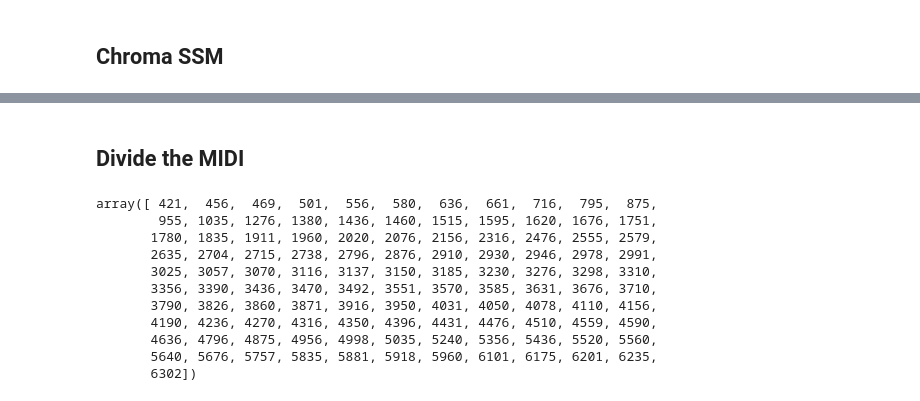
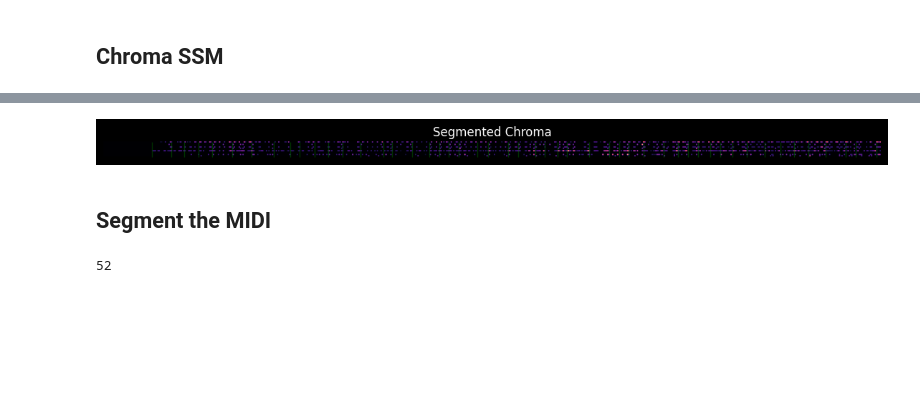
Before and after one commit to finlaymiller/midi_segmentation, a Jupyter notebook: chunk_midi.ipynb, the cells around one changed output, grey strips where cells are left out. Drawn from its saved outputs; the diff is of its cells as text; code cells hidden in the pictures; blank space fills up the shorter version.

Commit message:
first segment

```diff
--- a/chunk_midi.ipynb
+++ b/chunk_midi.ipynb
@@ -80,16 +28,36 @@ plt.show()
+# %%
+import ssm_utils
+import numpy as np
+
+sr = 2
+
+chroma = midi_data.get_chroma(sr)
+ssm_chroma = np.dot(np.transpose(chroma), chroma)
+novelty_curve = ssm_utils.compute_novelty_ssm(ssm_chroma, L=1, exclude=True)
+boundary = ssm_utils.get_boundaries(novelty_curve, np.array(range(0, chroma.shape[1])))
+# %%
+from matplotlib import pyplot as plt
+
+plt.style.use("dark_background")
+
+plt.figure(figsize=(14, 10))
+plt.imshow(chroma / chroma.max(), cmap="magma")
+plt.vlines(boundary[1], 0, 12, "g", linewidth=1, alpha=0.4)
+# plt.plot(
+#     (1 - novelty_curve / novelty_curve.max()) * ssm_pr.shape[0],
+#     "g",
+#     linewidth=1,
+#     alpha=0.4,
+# )
+plt.title("Segmented Chroma")
+plt.axis("off")
+plt.show()
+# %% [output]
+[figure, added]
 # %% [markdown]
-## Divide the MIDI
+## Segment the MIDI
-# %%
-bnds[0][0][1]
-# %% [output]
-array([ 421,  456,  469,  501,  556,  580,  636,  661,  716,  795,  875,
-        955, 1035, 1276, 1380, 1436, 1460, 1515, 1595, 1620, 1676, 1751,
-       1780, 1835, 1911, 1960, 2020, 2076, 2156, 2316, 2476, 2555, 2579,
-       2635, 2704, 2715, 2738, 2796, 2876, 2910, 2930, 2946, 2978, 2991,
-       3025, 3057, 3070, 3116, 3137, 3150, 3185, 3230, 3276, 3298, 3310,
-       3356, 3390, 3436, 3470, 3492, 3551, 3570, 3585, 3631, 3676, 3710,
-       3790, 3826, 3860, 3871, 3916, 3950, 4031, 4050, 4078, 4110, 4156,
-       4190, 4236, 4270, 4316, 4350, 4396, 4431, 4476, 4510, 4559, 4590,
-       4636, 4796, 4875, 4956, 4998, 5035, 5240, 5356, 5436, 5520, 5560,
-       5640, 5676, 5757, 5835, 5881, 5918, 5960, 6101, 6175, 6201, 6235,
-       6302])
+# %%
+segmented_midi = ssm_utils.boundary_split_t(notes, boundary[0] / sr)
+len(segmented_midi.keys())
+# %% [output]
+52
```
Also changed, not shown: parts of 6 cells of this notebook, 53 other files.
